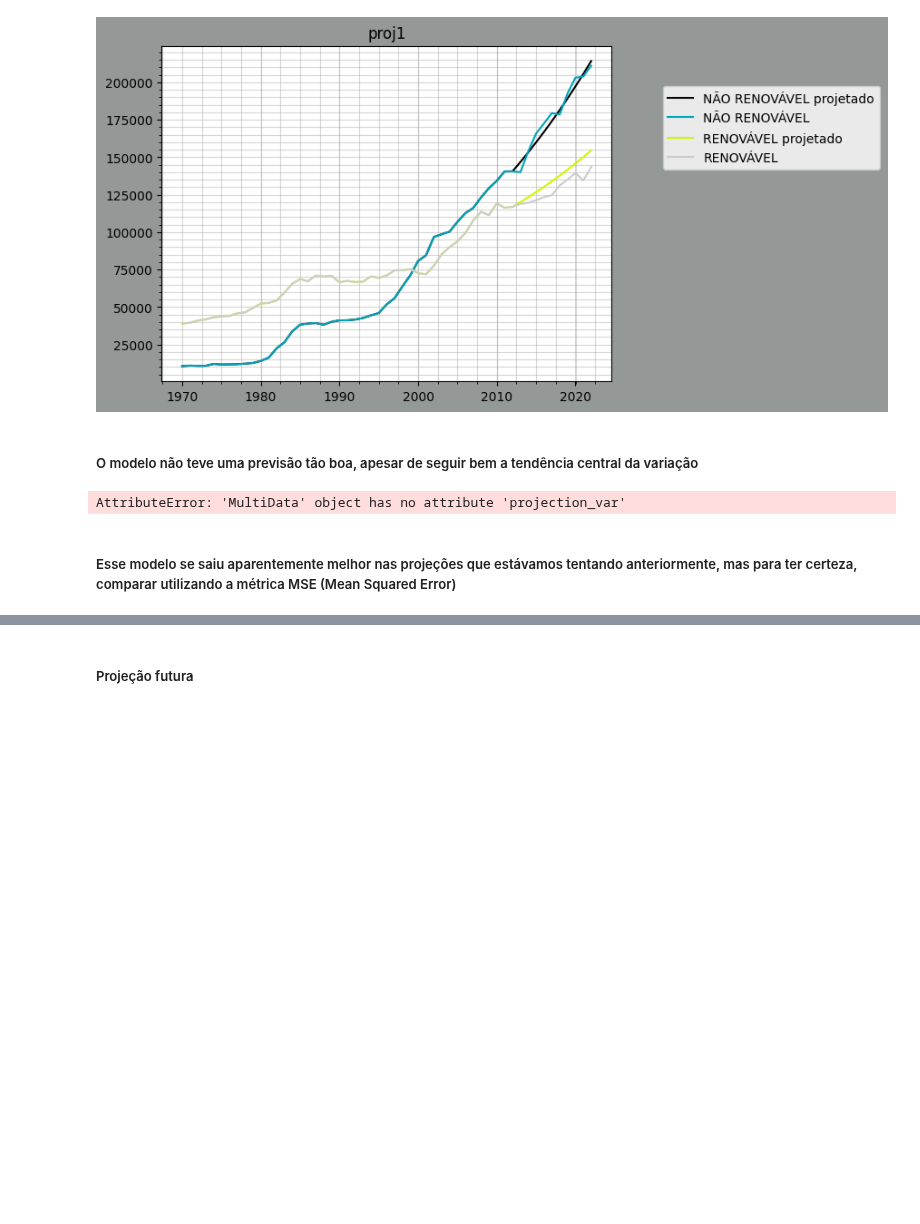
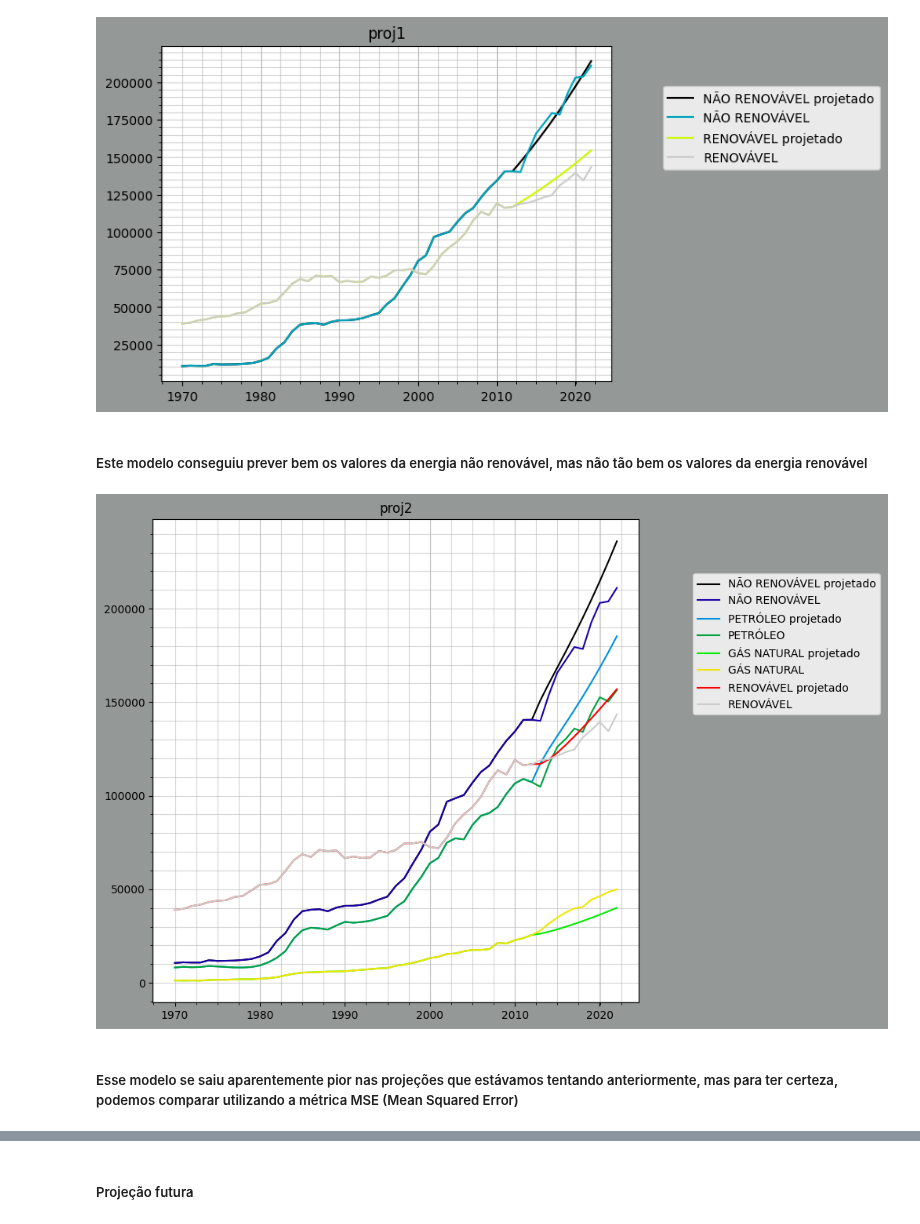
Before and after one commit to scrrpfv/projeto-ip, a Jupyter notebook: Analises/analise_projecao.ipynb, the cells around one changed output, grey strips where cells are left out. Drawn from its saved outputs; the diff is of its cells as text; code cells hidden in the pictures; blank space fills up the shorter version.

```diff
--- a/Analises/analise_projecao.ipynb
+++ b/Analises/analise_projecao.ipynb
@@ -43,20 +43,21 @@ df.add_dataframe(proj1, 'proj1')
 df.Plotting.autoplot('proj1')
 # %% [output]
 [figure]
-# %% [markdown]
-##### O modelo não teve uma previsão tão boa, apesar de seguir bem a tendência central da variação
+# %% [markdown]
+##### Este modelo conseguiu prever bem os valores da energia não renovável, mas não tão bem os valores da energia renovável
 # %%
-proj2 = df.projection_var(2012, [(0, 'NÃO RENOVÁVEL'),
+proj2 = df.Projection.VAR(2012, [(0, 'NÃO RENOVÁVEL'),
                                (0, 'PETRÓLEO'),
                                (0, 'GÁS NATURAL'),
-                               (0, 'CARVÃO VAPOR'),
                                (0, 'RENOVÁVEL'),
                                ],
                                'Geração de energia por fonte')
+df.add_dataframe(proj2, 'proj2')
+df.Plotting.autoplot('proj2')
 # %% [output]
-AttributeError: 'MultiData' object has no attribute 'projection_var'
+[figure, added]
 # %% [markdown]
-##### Esse modelo se saiu aparentemente melhor nas projeções que estávamos tentando anteriormente, mas para ter certeza, comparar utilizando a métrica MSE (Mean Squared Error)
+##### Esse modelo se saiu aparentemente pior nas projeções que estávamos tentando anteriormente, mas para ter certeza, podemos comparar utilizando a métrica MSE (Mean Squared Error)
 # %%
 errors = errordiff(proj1, proj2)
 print(*errors)
```
Also changed, not shown: parts of 9 cells of this notebook.
